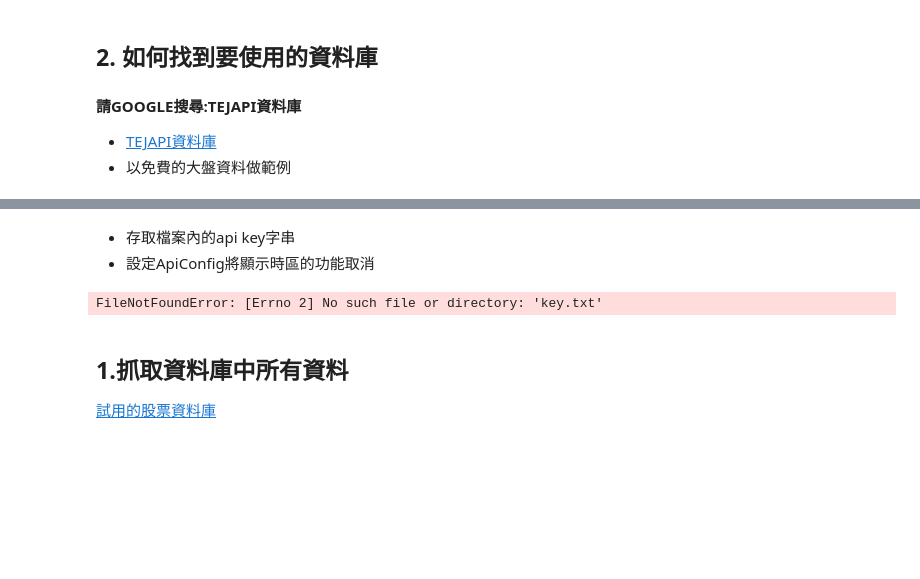
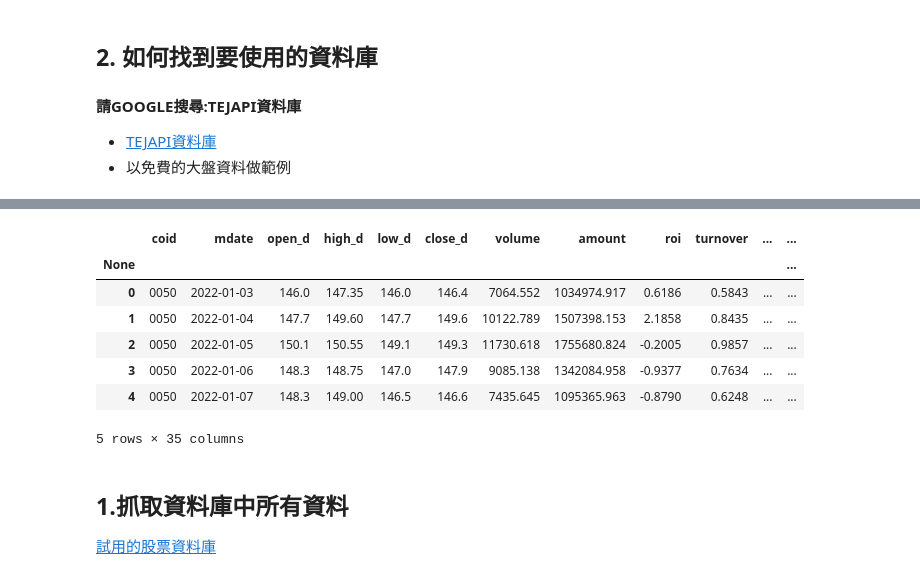
Before and after one commit to tejtw/WelcomeToTejApi, a Jupyter notebook: TEJAPI介紹(1)-資料庫讀取.ipynb, the cells around one changed output, grey strips where cells are left out. Drawn from its saved outputs; the diff is of its cells as text; code cells hidden in the pictures; blank space fills up the shorter version.

```diff
--- a/TEJAPI介紹(1)-資料庫讀取.ipynb
+++ b/TEJAPI介紹(1)-資料庫讀取.ipynb
@@ -44,20 +26,0 @@ Requirement already satisfied: certifi>=2017.4.17 in /Users/chenzhaoxiang/anacon
-# %% [markdown]
-- 存取檔案內的api key字串
-- 設定ApiConfig將顯示時區的功能取消
-# %%
-# 導入TEJ API的套件
-import tejapi
-import pandas as pd
-
-with open('key.txt', 'r') as file:
-       key = file.read()
-
-# 設定全域變數-登入TEJ API
-
-api_key = 'your tejapi key'
-tejapi.ApiConfig.api_key = api_key
-# 決定時間欄位是否顯示時區
-tejapi.ApiConfig.ignoretz = True
-# tejapi.ApiConfig.ignoretz = False
-# %% [output]
-FileNotFoundError: [Errno 2] No such file or directory: 'key.txt'
@@ -64,3 +30,29 @@ FileNotFoundError: [Errno 2] No such file or directory: 'key.txt'
+# %%
+# 導入TEJ API的套件
+import tejapi
+import pandas as pd
+
+# 設定全域變數-登入TEJ API
+tejapi.ApiConfig.api_key = 'your_key'
+# 決定時間欄位是否顯示時區
+tejapi.ApiConfig.ignoretz = True
+#False
+
+# 使用資料庫讀取所有資料，要習慣加入'paginate=True'來讀取所有資料
+data = tejapi.get('TRAIL/TAPRCD'
+                 #,paginate=True
+                 )
+# 展示資料庫的資料
+data.head(5)
+# %% [output]
+|  | coid | mdate | open_d | high_d | low_d | close_d | volume | amount | roi | turnover | ... | ... |
+| None |  |  |  |  |  |  |  |  |  |  |  | ... |
+| 0 | 0050 | 2022-01-03 | 146.0 | 147.35 | 146.0 | 146.4 | 7064.552 | 1034974.917 | 0.6186 | 0.5843 | ... | ... |
+| 1 | 0050 | 2022-01-04 | 147.7 | 149.60 | 147.7 | 149.6 | 10122.789 | 1507398.153 | 2.1858 | 0.8435 | ... | ... |
+| 2 | 0050 | 2022-01-05 | 150.1 | 150.55 | 149.1 | 149.3 | 11730.618 | 1755680.824 | -0.2005 | 0.9857 | ... | ... |
+| 3 | 0050 | 2022-01-06 | 148.3 | 148.75 | 147.0 | 147.9 | 9085.138 | 1342084.958 | -0.9377 | 0.7634 | ... | ... |
+| 4 | 0050 | 2022-01-07 | 148.3 | 149.00 | 146.5 | 146.6 | 7435.645 | 1095365.963 | -0.8790 | 0.6248 | ... | ... |
+5 rows × 35 columns
 # %% [markdown]
 ## 1.抓取資料庫中所有資料
 [試用的股票資料庫](https://api.tej.com.tw/columns.html?idCode=TRAIL/TAPRCD)
```
Also changed, not shown: parts of 22 cells of this notebook.
